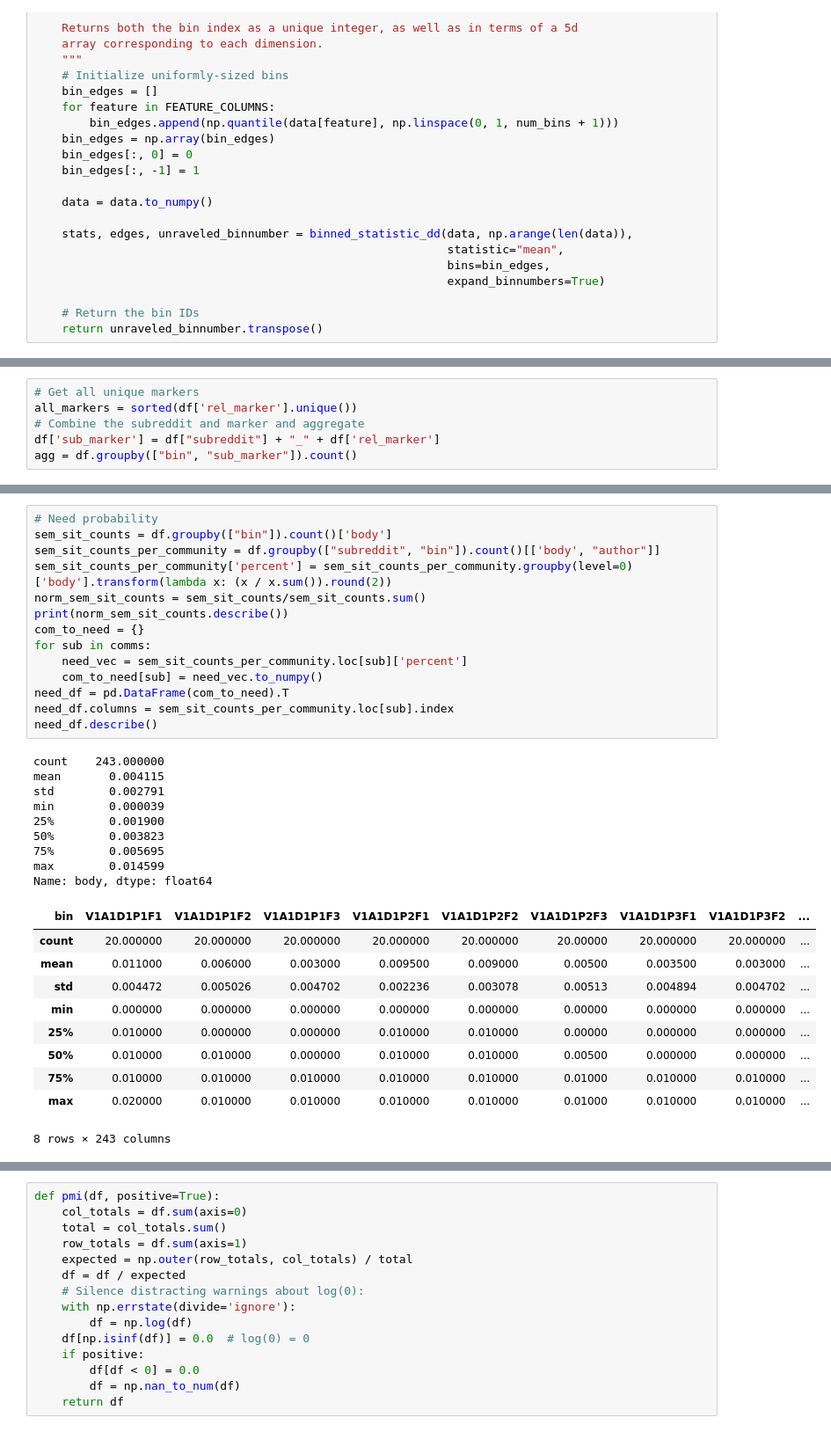
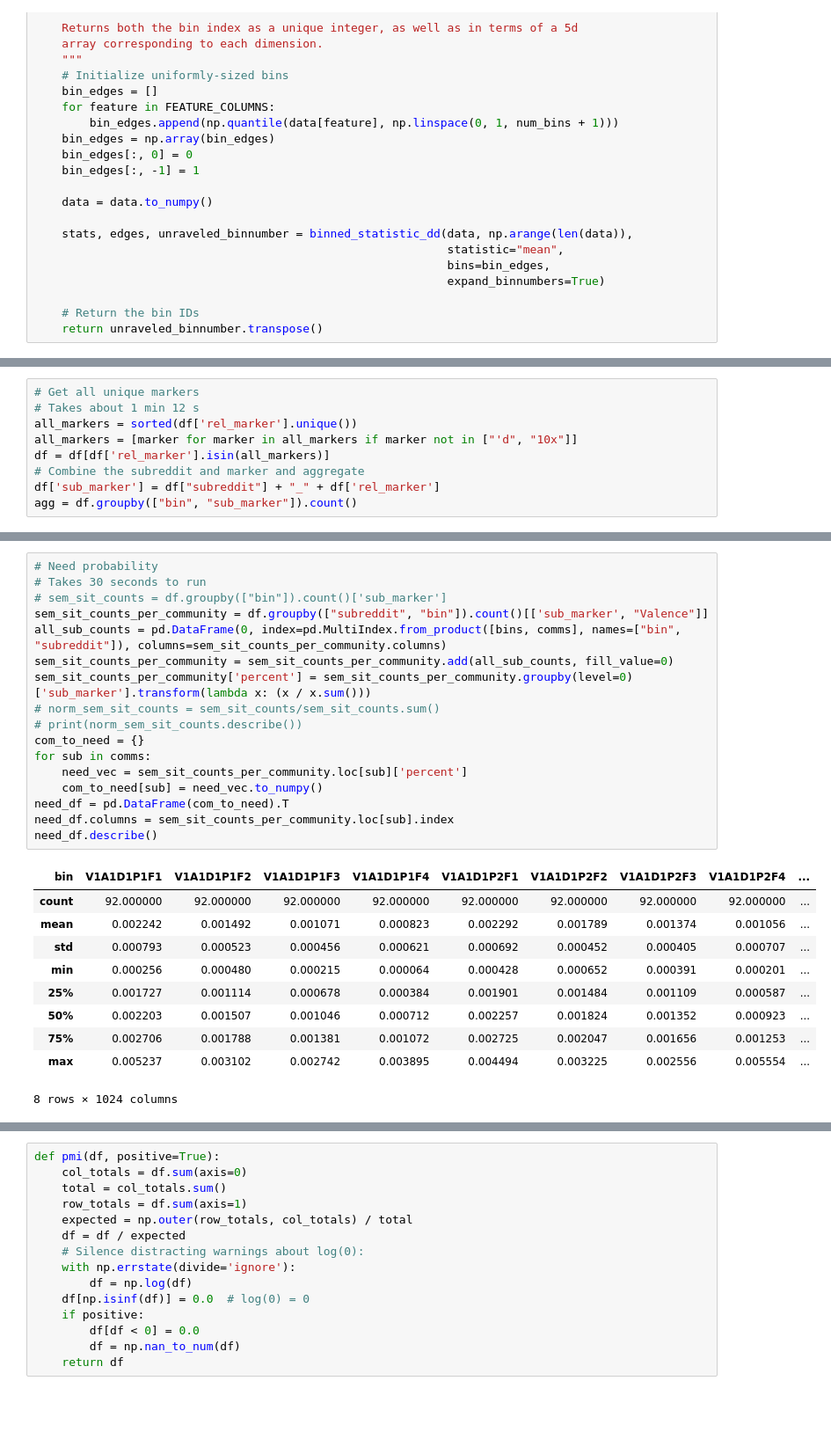
Before and after one commit to jaikaggarwal/stancetaking, a Jupyter notebook: semantic_space/test_clustering.ipynb, the cells around one changed output, grey strips where cells are left out. Shown: that part at 88% size. Cells and saved outputs as stored; diff of their text form; blank space fills up the shorter version.

```diff
--- a/semantic_space/test_clustering.ipynb
+++ b/semantic_space/test_clustering.ipynb
@@ -68,6 +97,9 @@ df['bin'].describe()
 # %%
 # Get all unique markers
+# Takes about 1 min 12 s
 all_markers = sorted(df['rel_marker'].unique())
+all_markers = [marker for marker in all_markers if marker not in ["'d", "10x"]]
+df = df[df['rel_marker'].isin(all_markers)]
 # Combine the subreddit and marker and aggregate
 df['sub_marker'] = df["subreddit"] + "_" + df['rel_marker']
 agg = df.groupby(["bin", "sub_marker"]).count()
@@ -84,37 +117,31 @@ len(com_markers)
 # %%
 # Need probability
-sem_sit_counts = df.groupby(["bin"]).count()['body']
-sem_sit_counts_per_community = df.groupby(["subreddit", "bin"]).count()[['body', "author"]]
-sem_sit_counts_per_community['percent'] = sem_sit_counts_per_community.groupby(level=0)['body'].transform(lambda x: (x / x.sum()).round(2))
-norm_sem_sit_counts = sem_sit_counts/sem_sit_counts.sum()
-print(norm_sem_sit_counts.describe())
+# Takes 30 seconds to run
+# sem_sit_counts = df.groupby(["bin"]).count()['sub_marker']
+sem_sit_counts_per_community = df.groupby(["subreddit", "bin"]).count()[['sub_marker', "Valence"]]
+all_sub_counts = pd.DataFrame(0, index=pd.MultiIndex.from_product([bins, comms], names=["bin", "subreddit"]), columns=sem_sit_counts_per_community.columns)
+sem_sit_counts_per_community = sem_sit_counts_per_community.add(all_sub_counts, fill_value=0)
+sem_sit_counts_per_community['percent'] = sem_sit_counts_per_community.groupby(level=0)['sub_marker'].transform(lambda x: (x / x.sum()))
+# norm_sem_sit_counts = sem_sit_counts/sem_sit_counts.sum()
+# print(norm_sem_sit_counts.describe())
 com_to_need = {}
 for sub in comms:
     need_vec = sem_sit_counts_per_community.loc[sub]['percent']
     com_to_need[sub] = need_vec.to_numpy()
 need_df = pd.DataFrame(com_to_need).T
 need_df.columns = sem_sit_counts_per_community.loc[sub].index
 need_df.describe()
 # %% [output]
+| bin | V1A1D1P1F1 | V1A1D1P1F2 | V1A1D1P1F3 | V1A1D1P1F4 | V1A1D1P2F1 | V1A1D1P2F2 | V1A1D1P2F3 | V1A1D1P2F4 | ... |
+| count | 92.000000 | 92.000000 | 92.000000 | 92.000000 | 92.000000 | 92.000000 | 92.000000 | 92.000000 | ... |
+| mean | 0.002242 | 0.001492 | 0.001071 | 0.000823 | 0.002292 | 0.001789 | 0.001374 | 0.001056 | ... |
+| std | 0.000793 | 0.000523 | 0.000456 | 0.000621 | 0.000692 | 0.000452 | 0.000405 | 0.000707 | ... |
+| min | 0.000256 | 0.000480 | 0.000215 | 0.000064 | 0.000428 | 0.000652 | 0.000391 | 0.000201 | ... |
+| 25% | 0.001727 | 0.001114 | 0.000678 | 0.000384 | 0.001901 | 0.001484 | 0.001109 | 0.000587 | ... |
+| 50% | 0.002203 | 0.001507 | 0.001046 | 0.000712 | 0.002257 | 0.001824 | 0.001352 | 0.000923 | ... |
+| 75% | 0.002706 | 0.001788 | 0.001381 | 0.001072 | 0.002725 | 0.002047 | 0.001656 | 0.001253 | ... |
+| max | 0.005237 | 0.003102 | 0.002742 | 0.003895 | 0.004494 | 0.003225 | 0.002556 | 0.005554 | ... |
-count    243.000000
-mean       0.004115
-std        0.002791
-min        0.000039
-25%        0.001900
-50%        0.003823
-75%        0.005695
-max        0.014599
-Name: body, dtype: float64
+8 rows × 1024 columns
-| bin | V1A1D1P1F1 | V1A1D1P1F2 | V1A1D1P1F3 | V1A1D1P2F1 | V1A1D1P2F2 | V1A1D1P2F3 | V1A1D1P3F1 | V1A1D1P3F2 | ... |
-| count | 20.000000 | 20.000000 | 20.000000 | 20.000000 | 20.000000 | 20.00000 | 20.000000 | 20.000000 | ... |
-| mean | 0.011000 | 0.006000 | 0.003000 | 0.009500 | 0.009000 | 0.00500 | 0.003500 | 0.003000 | ... |
-| std | 0.004472 | 0.005026 | 0.004702 | 0.002236 | 0.003078 | 0.00513 | 0.004894 | 0.004702 | ... |
-| min | 0.000000 | 0.000000 | 0.000000 | 0.000000 | 0.000000 | 0.00000 | 0.000000 | 0.000000 | ... |
-| 25% | 0.010000 | 0.000000 | 0.000000 | 0.010000 | 0.010000 | 0.00000 | 0.000000 | 0.000000 | ... |
-| 50% | 0.010000 | 0.010000 | 0.000000 | 0.010000 | 0.010000 | 0.00500 | 0.000000 | 0.000000 | ... |
-| 75% | 0.010000 | 0.010000 | 0.010000 | 0.010000 | 0.010000 | 0.01000 | 0.010000 | 0.010000 | ... |
-| max | 0.020000 | 0.010000 | 0.010000 | 0.010000 | 0.010000 | 0.01000 | 0.010000 | 0.010000 | ... |
-8 rows × 243 columns
 # %%
 def get_nonzero_prop(df):
     print(np.round(np.count_nonzero(df)/df.size, 2))
```
Also changed, not shown: parts of 78 cells of this notebook, 6 other files.
